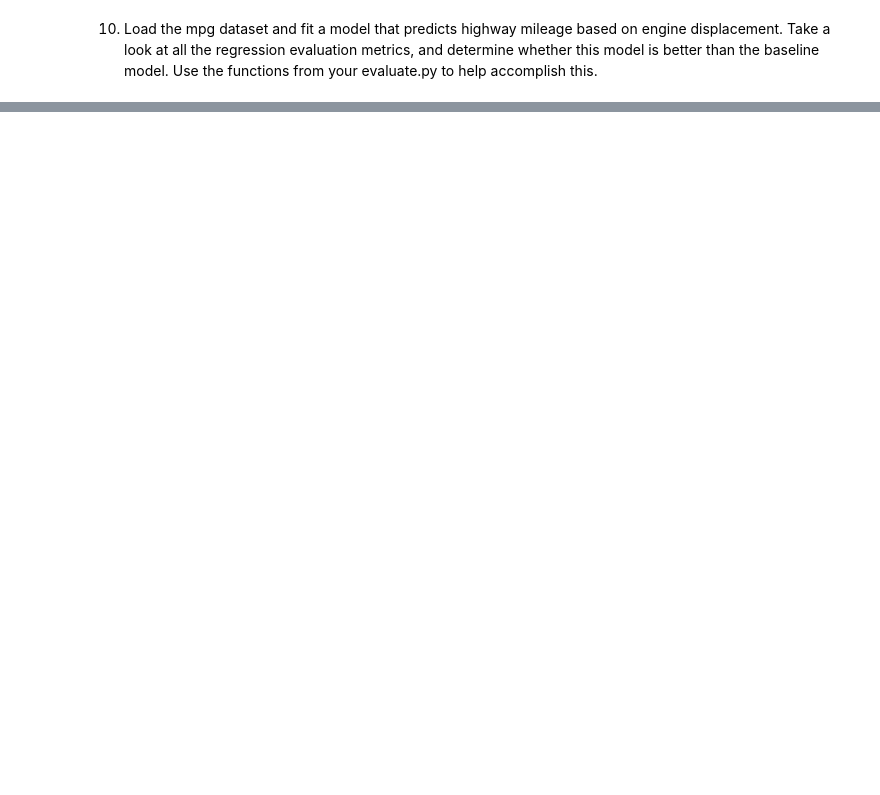
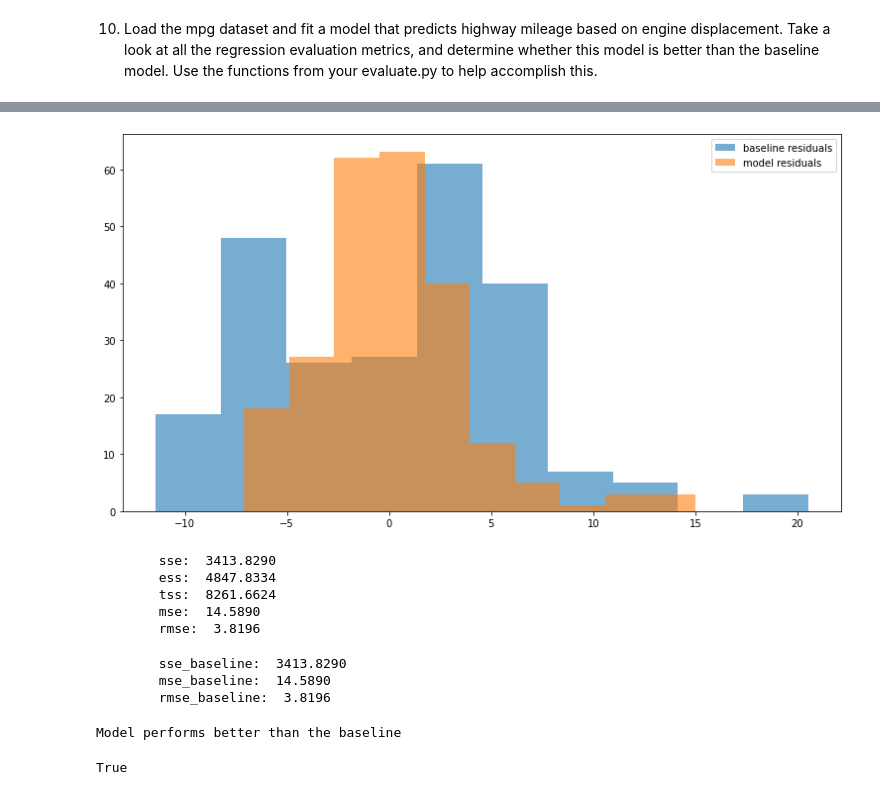
Before and after one commit to lupeluna/regression-exercises, a Jupyter notebook: evaluate.ipynb, the cells around one changed output, grey strips where cells are left out. Drawn from its saved outputs; the diff is of its cells as text; code cells hidden in the pictures; blank space fills up the shorter version.

```diff
--- a/evaluate.ipynb
+++ b/evaluate.ipynb
@@ -207,2 +332,5 @@ ess: 0.0000
 # %% [markdown]
 10.  Load the mpg dataset and fit a model that predicts highway mileage based on engine displacement. Take a look at all the regression evaluation metrics, and determine whether this model is better than the baseline model. Use the functions from your evaluate.py to help accomplish this.
+# %%
+mpg = data('mpg')
+mpg.head()
@@ -208,0 +344,2 @@ ess: 0.0000
+# %%
+model = LinearRegression().fit(mpg[['displ']], mpg.hwy)
@@ -208,0 +349,34 @@ ess: 0.0000
+# %%
+#y
+#use the model
+mpg['actual'] = mpg['hwy']
+# %%
+#yhat
+mpg['predicted'] = model.predict(mpg[['displ']])
+# %%
+#use function created
+plot_residuals('actual', 'predicted', mpg)
+# %% [output]
+[figure, added]
+# %%
+#use function created
+regression_errors('actual', 'predicted', mpg)
+# %% [output]
+        sse:  3413.8290
+        ess:  4847.8334
+        tss:  8261.6624
+        mse:  14.5890
+        rmse:  3.8196
+# %%
+#use function created
+baseline_mean_errors('actual', 'predicted', mpg)
+# %% [output]
+        sse_baseline:  3413.8290
+        mse_baseline:  14.5890
+        rmse_baseline:  3.8196
+# %%
+#use function created
+better_than_baseline('actual', 'predicted', mpg)
+# %% [output]
+Model performs better than the baseline
+True
```
Also changed, not shown: parts of 29 cells of this notebook.
